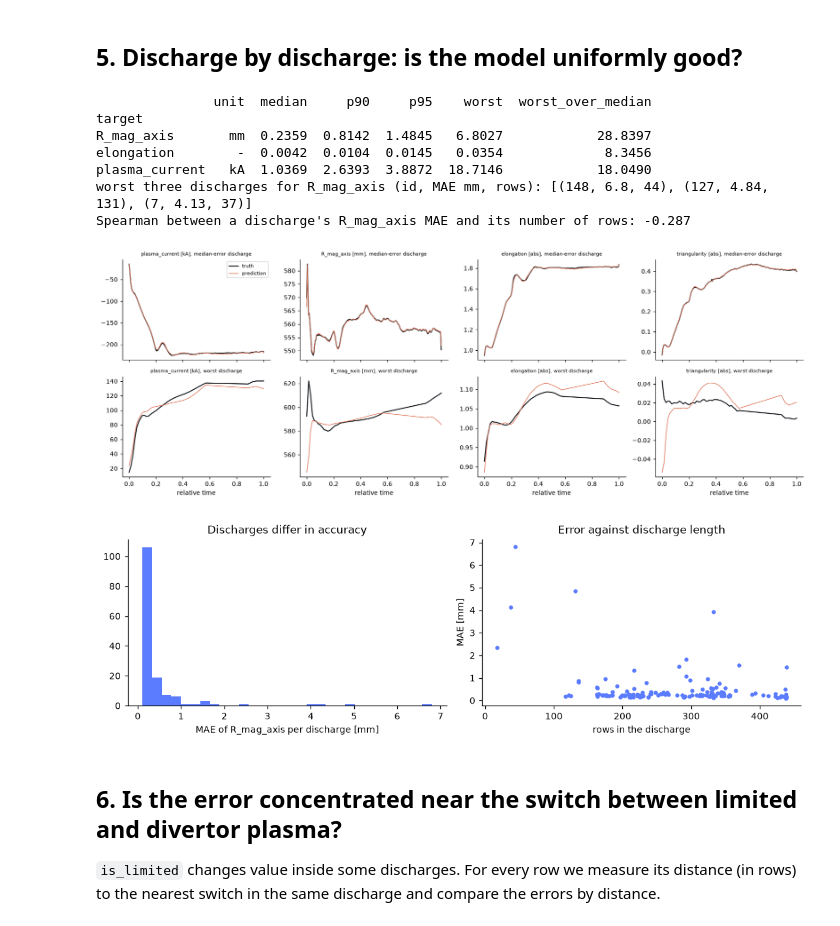
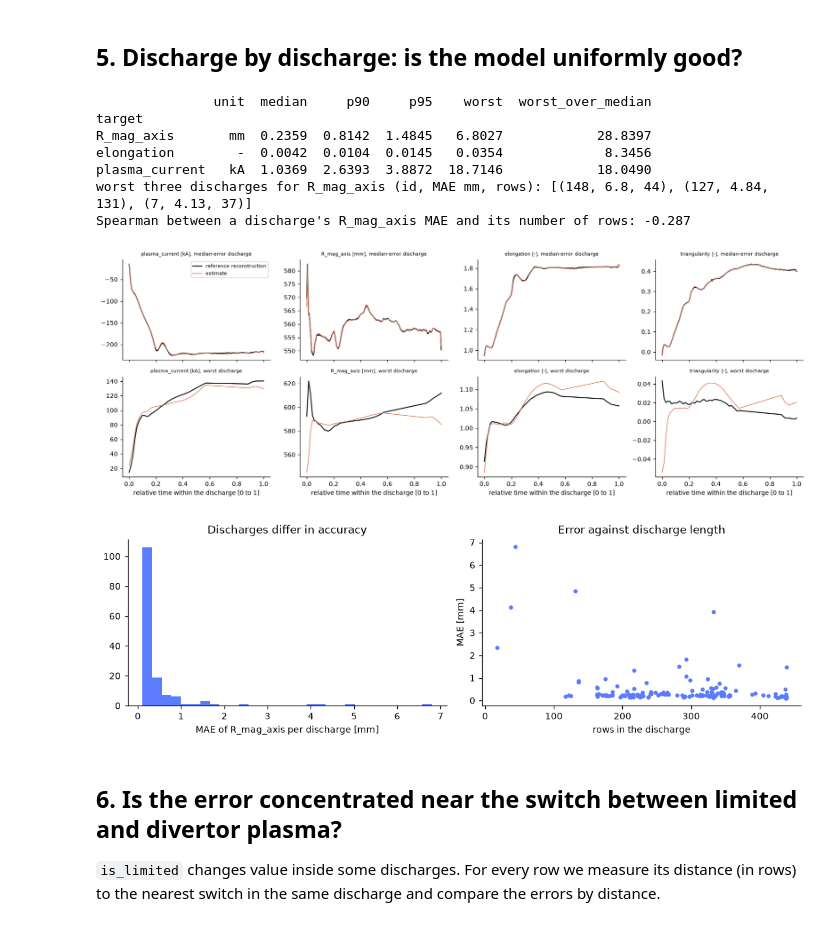
Before and after one commit to mschiller890/hackathon, a Jupyter notebook: notebooks/04_stability_over_time.ipynb, the cells around one changed output. Saved outputs shown, nothing was run; the diff lists cells and outputs as text; code cells hidden in the pictures.

Commit message:
docs(notebook): conditional stability claims, reference wording and an answer cell in notebook 04, executed
Co-Authored-By: Claude Sonnet 5.5 <noreply@anthropic.com>

```diff
--- a/notebooks/04_stability_over_time.ipynb
+++ b/notebooks/04_stability_over_time.ipynb
@@ -89,10 +92,14 @@ KEY["agreement_with_saved_time_json_max_relative_diff"] = float(max(rel))
 print("\nlargest relative difference to out/ipp1-time.json:", f"{max(rel):.2e}")
 
 KEY_T = ["plasma_current", "R_mag_axis", "Z_mag_axis", "elongation", "triangularity", "R_x_point", "R_strike_point_1"]
-ends_vs_middle = {t: float(np.nanmean([dec[t][0], dec[t][9]]) / dec[t][2:8].mean()) for t in KEY_T}  # tenths where the target does not exist are skipped
-KEY["ends_over_middle_error_ratio"] = {t: round(v, 3) for t, v in ends_vs_middle.items()}
-KEY["first_decile_last_decile_middle_mae"] = {t: [None if np.isnan(dec[t][0]) else round(float(dec[t][0]), 4), round(float(dec[t][9]), 4), round(float(dec[t][2:8].mean()), 4)] for t in KEY_T}
-print("error in the first and last tenth divided by the mean error of tenths 3 to 8:", KEY["ends_over_middle_error_ratio"])
+mid = {t: float(dec[t][3:7].mean()) for t in KEY_T}  # 30 to 70 % of the discharge
+first_over_middle = {t: float(dec[t][0] / mid[t]) for t in KEY_T}  # NaN where the target does not exist in the first tenth
+last_over_middle = {t: float(dec[t][9] / mid[t]) for t in KEY_T}
+KEY["first_over_middle_error_ratio"] = {t: None if np.isnan(v) else round(v, 3) for t, v in first_over_middle.items()}
+KEY["last_over_middle_error_ratio"] = {t: round(v, 3) for t, v in last_over_middle.items()}
+KEY["first_decile_last_decile_middle_mae"] = {t: [None if np.isnan(dec[t][0]) else round(float(dec[t][0]), 4), round(float(dec[t][9]), 4), round(float(mid[t]), 4)] for t in KEY_T}
+print("error in the first tenth divided by the mean error of 30 to 70 % of the discharge:", KEY["first_over_middle_error_ratio"])
+print("error in the last tenth divided by the mean error of 30 to 70 % of the discharge:", KEY["last_over_middle_error_ratio"])
 
 fig, ax = plt.subplots(1, 2, figsize=(12, 3.8))
 for t in KEY_T:
@@ -136,7 +144,7 @@ idx = srt.index.values
 dis, tm = G[idx], df.time.values[idx]
 dense = (dis[1:] == dis[:-1]) & (np.diff(tm) < 0.01)
 jit, off = {}, {}
-for t in KEY_T:
+for t in NUM:
     j = J[t]; k = M[:, j]
     ok = dense & k[idx[1:]] & k[idx[:-1]]
     dp, dt = np.diff(P[idx, j])[ok], np.diff(Y64[idx, j])[ok]
@@ -144,11 +152,11 @@ for t in KEY_T:
     err = P[:, j] - Y64[:, j]
     per = pd.Series(err[k]).groupby(G[k])
     off[t] = float((per.mean() ** 2 * per.size()).sum() / (err[k] ** 2).sum())
-cmp_tab = pd.DataFrame({"jitter_ratio": jit, "offset_share": off, "saved_jitter": {t: saved_time["jitter_ratio"][t] for t in KEY_T}, "saved_offset": {t: saved_time["bias_share"][t] for t in KEY_T}})
+cmp_tab = pd.DataFrame({"jitter_ratio": jit, "offset_share": off, "saved_jitter": {t: saved_time["jitter_ratio"].get(t, np.nan) for t in NUM}, "saved_offset": {t: saved_time["bias_share"].get(t, np.nan) for t in NUM}})
 print(cmp_tab.round(4).to_string())
 KEY["jitter_ratio"] = {t: round(v, 3) for t, v in jit.items()}
 KEY["offset_share"] = {t: round(v, 3) for t, v in off.items()}
-KEY["jitter_offset_max_abs_diff_to_saved"] = float(max(np.abs(cmp_tab.jitter_ratio - cmp_tab.saved_jitter).max(), np.abs(cmp_tab.offset_share - cmp_tab.saved_offset).max()))
+KEY["jitter_offset_max_abs_diff_to_saved"] = float(max(np.nanmax(np.abs(cmp_tab.jitter_ratio - cmp_tab.saved_jitter)), np.nanmax(np.abs(cmp_tab.offset_share - cmp_tab.saved_offset))))
 print("share of consecutive row pairs that are dense enough:", round(float(dense.mean()), 3))
 KEY["dense_pair_share"] = round(float(dense.mean()), 3)
 # %% [output]
@@ -216,38 +232,38 @@ sp = spearmanr(s.values, n_rows.loc[s.index].values)
 worst3 = s.sort_values(ascending=False).index[:3]
 KEY["per_discharge_mae"] = {t: {"median": round(float(v.median()), 4), "p95": round(float(v.quantile(0.95)), 4), "worst": round(float(v.max()), 4)} for t, v in pd_mae.items()}
 KEY["corr_discharge_mae_vs_length_R_mag_axis"] = float(sp.statistic)
 KEY["worst3_discharges_R_mag_axis"] = {str(g_): {"mae_mm": round(float(s.loc[g_]), 3), "rows": int(n_rows.loc[g_])} for g_ in worst3}
 print("worst three discharges for R_mag_axis (id, MAE mm, rows):", [(int(g_), round(float(s.loc[g_]), 2), int(n_rows.loc[g_])) for g_ in worst3])
 print(f"Spearman between a discharge's R_mag_axis MAE and its number of rows: {sp.statistic:.3f}")
 
 med_g = s.index[np.argsort(s.values)[len(s) // 2]]
 bad_g = worst3[0]
 fig, ax = plt.subplots(2, 4, figsize=(15, 5.4), sharex=True)
 for r, (g_, lab) in enumerate(((med_g, "median-error discharge"), (bad_g, "worst discharge"))):
     d = df[df.discharge == g_].sort_values("time")
     for a, t in zip(ax[r], ["plasma_current", "R_mag_axis", "elongation", "triangularity"]):
         j = J[t]; scale, unit = C.UNIT[t]
-        a.plot(d.time, d[t] * scale, color="#1a1d23", label="truth")
-        a.plot(d.time, P[d.index.values, j] * scale, color="#e07a5f", label="prediction", lw=1)
-        a.set_title(f"{t} [{unit or 'abs'}], {lab}", fontsize=7)
+        a.plot(d.time, d[t] * scale, color="#1a1d23", label="reference reconstruction")
+        a.plot(d.time, P[d.index.values, j] * scale, color="#e07a5f", label="estimate", lw=1)
+        a.set_title(f"{t} [{unit or '-'}], {lab}", fontsize=7)
 ax[0, 0].legend(fontsize=7)
 for a in ax[1]:
-    a.set_xlabel("relative time")
+    a.set_xlabel("relative time within the discharge [0 to 1]")
 fig.tight_layout(); plt.show()
 
 fig, ax = plt.subplots(1, 2, figsize=(10, 3.2))
 ax[0].hist(pd_mae["R_mag_axis"].values, bins=30, color="#5b7cff"); ax[0].set_xlabel("MAE of R_mag_axis per discharge [mm]"); ax[0].set_title("Discharges differ in accuracy")
 ax[1].scatter(n_rows.loc[s.index].values, s.values, s=10, color="#5b7cff"); ax[1].set_xlabel("rows in the discharge"); ax[1].set_ylabel("MAE [mm]"); ax[1].set_title("Error against discharge length")
 fig.tight_layout(); plt.show()
 # %% [output]
                unit  median     p90     p95    worst  worst_over_median
 target
 R_mag_axis       mm  0.2359  0.8142  1.4845   6.8027            28.8397
 elongation        -  0.0042  0.0104  0.0145   0.0354             8.3456
 plasma_current   kA  1.0369  2.6393  3.8872  18.7146            18.0490
 worst three discharges for R_mag_axis (id, MAE mm, rows): [(148, 6.8, 44), (127, 4.84, 131), (7, 4.13, 37)]
 Spearman between a discharge's R_mag_axis MAE and its number of rows: -0.287
-[figure, old version]
+[figure, new version]
 [figure]
 # %% [markdown]
 ## 6. Is the error concentrated near the switch between limited and divertor plasma?
```
Also changed, not shown: parts of 10 cells of this notebook.
